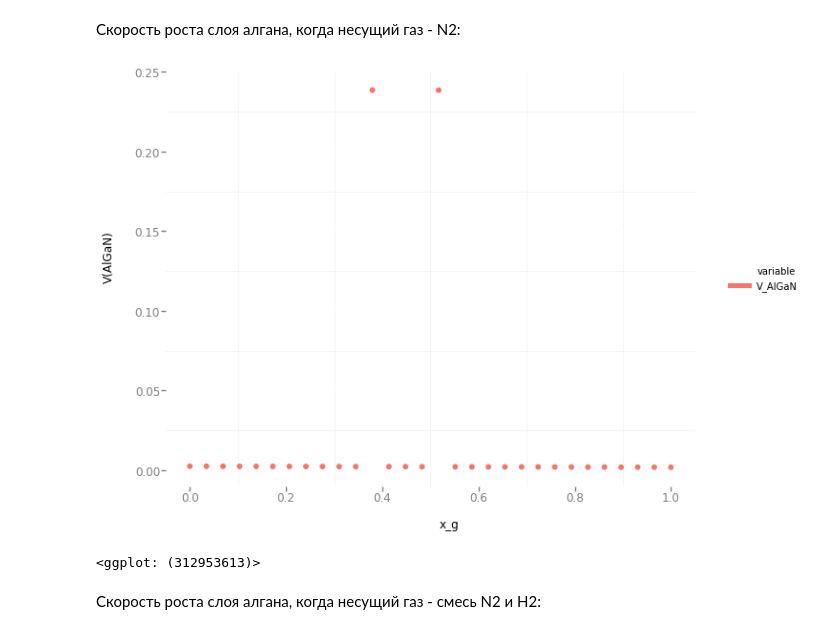
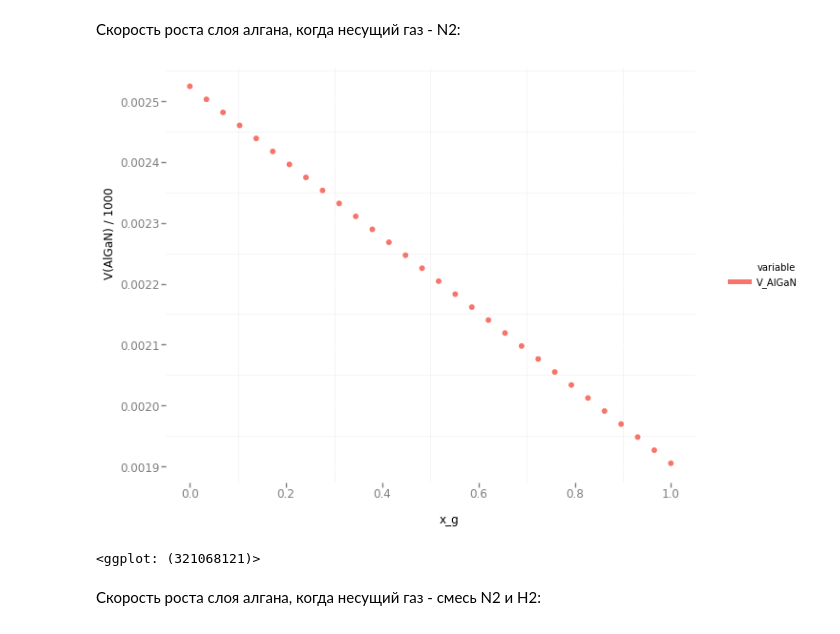
Before and after one commit to pavponn/computational-methods, a Jupyter notebook: course-work/AlganModel.ipynb, the cells around one changed output. Saved outputs shown, nothing was run; the diff lists cells and outputs as text; code cells hidden in the pictures.

```diff
--- a/course-work/AlganModel.ipynb
+++ b/course-work/AlganModel.ipynb
@@ -180,14 +193,16 @@ delta = 0.01
 p = pg['HCl'] + pg['N2']
 data_for_temperature = pd.DataFrame(columns=['T_', 'V_Al', 'G_AlCl', 'G_AlCl2', 'G_AlCl3'])
 targets = ['AlCl', 'AlCl2', 'AlCl3']
+initX = np.random.uniform(0.1, 1., 5).tolist()
 for k, T in (enumerate(temperatures)):
     system, variables = system1(T)
-    solution = newton_method(system, variables)
+    solution = newton_method(initX, system, variables)
+    initX = solution
     # G for elements
     G = {}
     pe = dict(zip(map(str, variables), solution))
     for gasIndex in targets:
-        G[gasIndex] = d(gasIndex, T, p) * (pg[gasIndex] - pe['p_' + gasIndex]) / (8314 * T * delta)
+        G[gasIndex] = d(gasIndex, T, p) * (pg[gasIndex] - pe['p_e_' + gasIndex]) / (8314 * T * delta)
     density_Al = 2690
     mu_Al = elementsData['Al']['mu']
     V_Al = (G['AlCl'] + G['AlCl2'] + G['AlCl3']) * (mu_Al / density_Al) * 1e9
@@ -284,14 +325,16 @@ def system2(T):
 data_for_temperature = pd.DataFrame(columns=['T_', 'V_Ga', 'G_GaCl', 'G_GaCl2', 'G_GaCl3'])
 temperatures = np.linspace(650, 950, 30) + 273
 targets = ['GaCl', 'GaCl2', 'GaCl3']
+initX = np.random.uniform(0.1, 1., 5).tolist()
 for k, T in (enumerate(temperatures)):
     system, variables = system2(T)
-    solution = newton_method(system, variables)
+    solution = newton_method(initX, system, variables)
+    initX = solution
     # G for elements
     G = {}
     pe = dict(zip(map(str, variables), solution))
     for gasIndex in targets:
-        G[gasIndex] = d(gasIndex, T, p) * (pg[gasIndex] - pe['p_' + gasIndex]) / (8314 * T * delta)
+        G[gasIndex] = d(gasIndex, T, p) * (pg[gasIndex] - pe['p_e_' + gasIndex]) / (8314 * T * delta)
     density_Ga = 5900.
     mu_Ga = elementsData['Ga']['mu']
     V_Ga = (G['GaCl'] + G['GaCl2'] + G['GaCl3']) * (mu_Ga / density_Ga) * 1e9
@@ -380,7 +445,7 @@ def system3(x_g, T, n2Percentage):
     assert (0 <= x_g <= 1), "x_g should be in [0, 1] range"
     assert (0 <= n2Percentage <= 1), "n2Percentage should be in [0, 1] range"
 
-    p_AlCl3, p_GaCl, p_NH3, p_HCl, p_H2, x = sm.symbols('p_AlCl3, p_GaCl, p_NH3, p_HCl, p_H2, x')
+    p_e_AlCl3, p_e_GaCl, p_e_NH3, p_e_HCl, p_e_H2, x = sm.symbols('p_e_AlCl3, p_e_GaCl, p_e_NH3, p_e_HCl, p_e_H2, x')
     pg_AlCl3_GaCl = 30
     pg_N2_H2 = 98470
     pg_NH3 = 1500
@@ -396,11 +461,11 @@ def system3(x_g, T, n2Percentage):
     d_GaCl = d('GaCl', T, P_a)
 
     equations = []
-    equations.append(p_AlCl3 * p_NH3 - k9(T) * x * p_HCl ** 3)
-    equations.append(p_GaCl * p_NH3 - k10(T) * (1 - x) * p_HCl * p_H2)
-    equations.append(d_HCl * (pg_HCl - p_HCl) + 2 * d_H2 * (pg_H2 - p_H2) + 3 * d_NH3 * (pg_NH3 - p_NH3))
-    equations.append(3 * d_AlCl3 * (pg_AlCl3 - p_AlCl3) + d_GaCl * (pg_GaCl - p_GaCl) + d_HCl * (pg_HCl - p_HCl))
-    equations.append(d_AlCl3 * (pg_AlCl3 - p_AlCl3) + d_GaCl * (pg_GaCl - p_GaCl) - d_NH3 * (pg_NH3 - p_NH3))
-    equations.append(d_AlCl3 * (pg_AlCl3 - p_AlCl3) * (1 - x) - d_GaCl  * (pg_GaCl  - p_GaCl)  * x)
+    equations.append(p_e_AlCl3 * p_e_NH3 - k9(T) * x * p_e_HCl ** 3)
+    equations.append(p_e_GaCl * p_e_NH3 - k10(T) * (1 - x) * p_e_HCl * p_e_H2)
+    equations.append(d_HCl * (pg_HCl - p_e_HCl) + 2 * d_H2 * (pg_H2 - p_e_H2) + 3 * d_NH3 * (pg_NH3 - p_e_NH3))
+    equations.append(3 * d_AlCl3 * (pg_AlCl3 - p_e_AlCl3) + d_GaCl * (pg_GaCl - p_e_GaCl) + d_HCl * (pg_HCl - p_e_HCl))
+    equations.append(d_AlCl3 * (pg_AlCl3 - p_e_AlCl3) + d_GaCl * (pg_GaCl - p_e_GaCl) - d_NH3 * (pg_NH3 - p_e_NH3))
+    equations.append(d_AlCl3 * (pg_AlCl3 - p_e_AlCl3) * (1 - x) - d_GaCl  * (pg_GaCl  - p_e_GaCl)  * x)
     system = sm.Matrix(equations)
-    return system, (p_AlCl3, p_GaCl, p_NH3, p_HCl, p_H2, x)
+    return system, (p_e_AlCl3, p_e_GaCl, p_e_NH3, p_e_HCl, p_e_H2, x)
@@ -411,19 +481,26 @@ T = 1100 + 273
 pg_AlCl3_GaCl = 30
 data_for_temperature = pd.DataFrame(columns=['x_g', 'n2Percentage', 'x', 'V_AlGaN', 'G_GaCl', 'G_AlCl3'])
 targets = ['GaCl', 'AlCl3']
+initX = np.random.uniform(0.1, 1., 6).tolist()
 for k, (x_g, n2Percentage) in (enumerate(product(x_gs, n2Percentages))):
     x = 2
+    firstIter = True
     while x < 0 or x > 1:
+        if firstIter == False:
+            initX = np.random.uniform(0.1, 1., 6).tolist()
+
+        firstIter = False
         system, variables = system3(x_g, T, n2Percentage)
-        solution = newton_method(system,variables)
+        solution = newton_method(initX, system,variables)
         x = solution[-1]
     # G for elements
+    initX = solution
     G = {}
     pg['AlCl3'] = x_g * pg_AlCl3_GaCl
     pg['GaCl'] = (1 - x_g) * pg_AlCl3_GaCl
     pe = dict(zip(map(str, variables), solution))
     for gasIndex in targets:
-        G[gasIndex] = d(gasIndex, T, P_a) * (pg[gasIndex] - pe['p_' + gasIndex]) / (8314 * T * delta)
+        G[gasIndex] = d(gasIndex, T, P_a) * (pg[gasIndex] - pe['p_e_' + gasIndex]) / (8314 * T * delta)
     density_AlN = 3200.
     density_GaN = 6150.
     mu_AlN = elementsData['AlN']['mu']
@@ -443,14 +538,14 @@ for k, (x_g, n2Percentage) in (enumerate(product(x_gs, n2Percentages))):
 # %%
 data_for_temperature['V_AlGaN'] = data_for_temperature.V_AlGaN / 1000
 graph_data_speed = pd.melt(data_for_temperature[['x_g', 'V_AlGaN', 'n2Percentage']], id_vars=['x_g', 'n2Percentage'])
 (ggplot(aes(x = 'x_g', y = 'value', color='variable'), graph_data_speed[graph_data_speed.n2Percentage == 1]) +
     geom_point(size=35) +
-    ylab('V(AlGaN)') +
+    ylab('V(AlGaN) / 1000') +
     theme_bw()
 )
 # %% [output]
-[figure, old version]
+[figure, new version]
-<ggplot: (312953613)>
+<ggplot: (321068121)>
 # %% [markdown]
 Скорость роста слоя алгана, когда несущий газ - смесь N2 и H2:
 # %%
```
Also changed, not shown: parts of 30 cells of this notebook.
